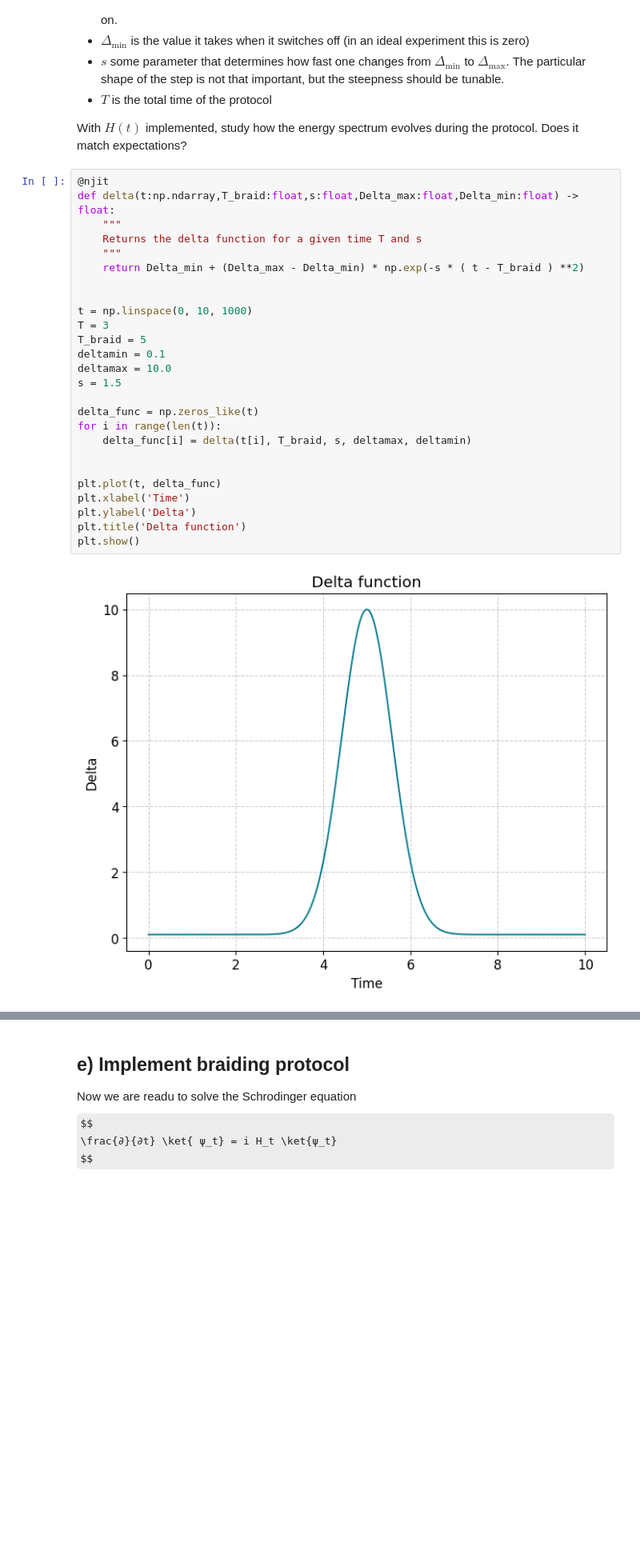
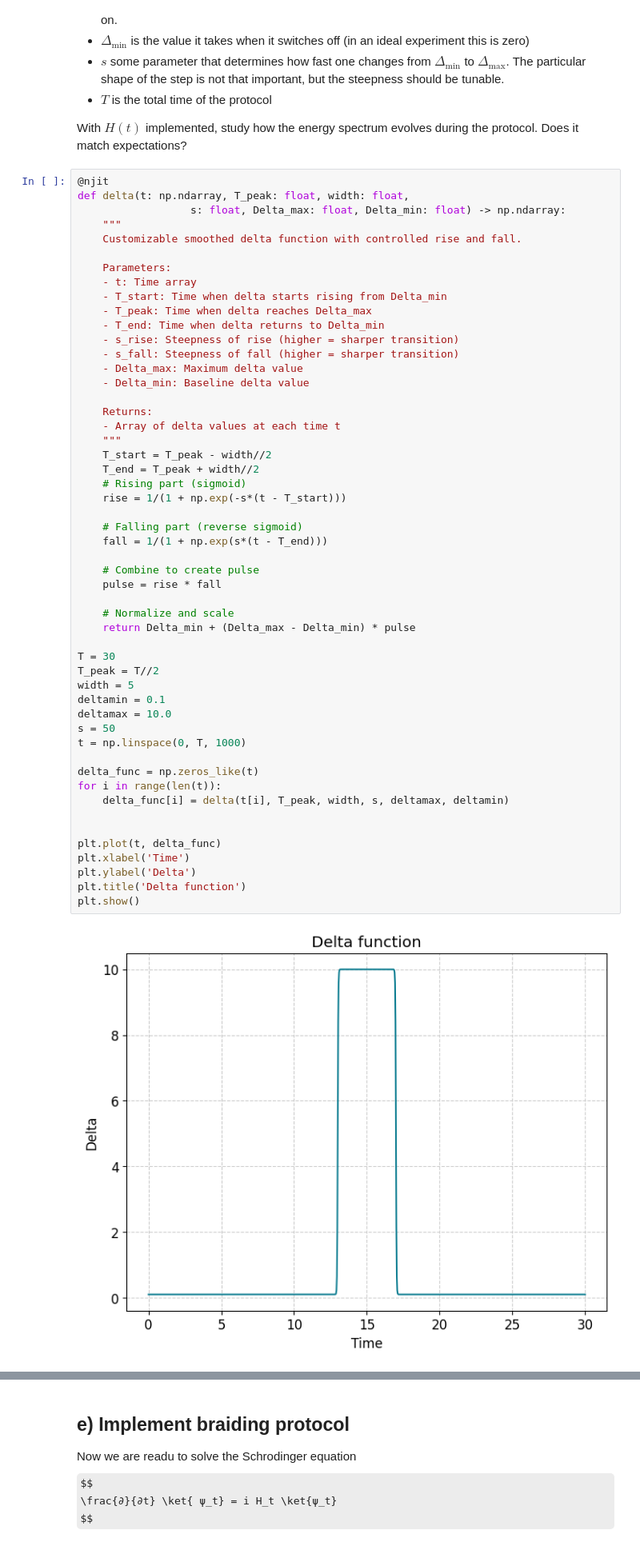
Before and after one commit to hishemok/FYS5419, a Jupyter notebook: Project_2/Braiding_project.ipynb, the cells around one changed output, grey strips where cells are left out. Shown at 80% size. Saved outputs shown, nothing was run; the diff lists cells and outputs as text; some formulas as TeX source; blank space fills up the shorter version.

```diff
--- a/Project_2/Braiding_project.ipynb
+++ b/Project_2/Braiding_project.ipynb
@@ -407,32 +407,58 @@ We also need to express the parameters $Δ_j(t)$ as a function of time. One sugg
 With $H(t)$ implemented, study how the energy spectrum evolves during the protocol. Does it match expectations?
 # %%
 @njit
-def delta(t:np.ndarray,T_braid:float,s:float,Delta_max:float,Delta_min:float) -> float:
+def delta(t: np.ndarray, T_peak: float, width: float,
+                  s: float, Delta_max: float, Delta_min: float) -> np.ndarray:
     """
-    Returns the delta function for a given time T and s
+    Customizable smoothed delta function with controlled rise and fall.
+
+    Parameters:
+    - t: Time array
+    - T_start: Time when delta starts rising from Delta_min
+    - T_peak: Time when delta reaches Delta_max
+    - T_end: Time when delta returns to Delta_min
+    - s_rise: Steepness of rise (higher = sharper transition)
+    - s_fall: Steepness of fall (higher = sharper transition)
+    - Delta_max: Maximum delta value
+    - Delta_min: Baseline delta value
+
+    Returns:
+    - Array of delta values at each time t
     """
-    return Delta_min + (Delta_max - Delta_min) * np.exp(-s * ( t - T_braid ) **2)
+    T_start = T_peak - width//2
+    T_end = T_peak + width//2
+    # Rising part (sigmoid)
+    rise = 1/(1 + np.exp(-s*(t - T_start)))
 
+    # Falling part (reverse sigmoid)
+    fall = 1/(1 + np.exp(s*(t - T_end)))
 
-t = np.linspace(0, 10, 1000)
-T = 3
-T_braid = 5
+    # Combine to create pulse
+    pulse = rise * fall
+
+    # Normalize and scale
+    return Delta_min + (Delta_max - Delta_min) * pulse
+
+T = 30
+T_peak = T//2
+width = 5
 deltamin = 0.1
 deltamax = 10.0
-s = 1.5
+s = 50
+t = np.linspace(0, T, 1000)
 
 delta_func = np.zeros_like(t)
 for i in range(len(t)):
-    delta_func[i] = delta(t[i], T_braid, s, deltamax, deltamin)
+    delta_func[i] = delta(t[i], T_peak, width, s, deltamax, deltamin)
 
 
 plt.plot(t, delta_func)
 plt.xlabel('Time')
 plt.ylabel('Delta')
 plt.title('Delta function')
 plt.show()
 # %% [output]
-[figure, old version]
+[figure, new version]
 # %%
 
 delta1 = []
```
Also changed, not shown: parts of 7 cells of this notebook.
